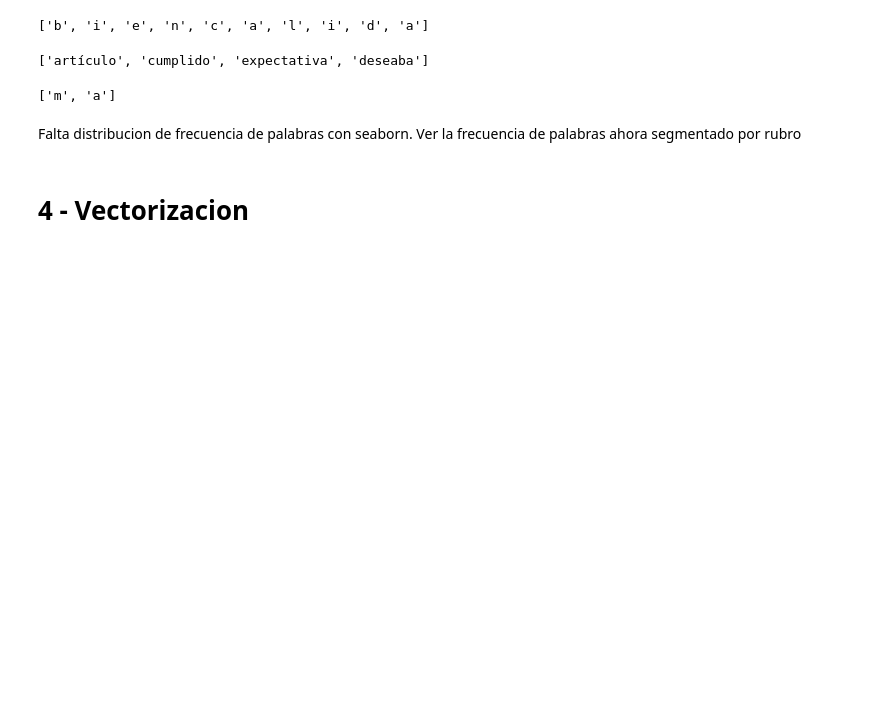
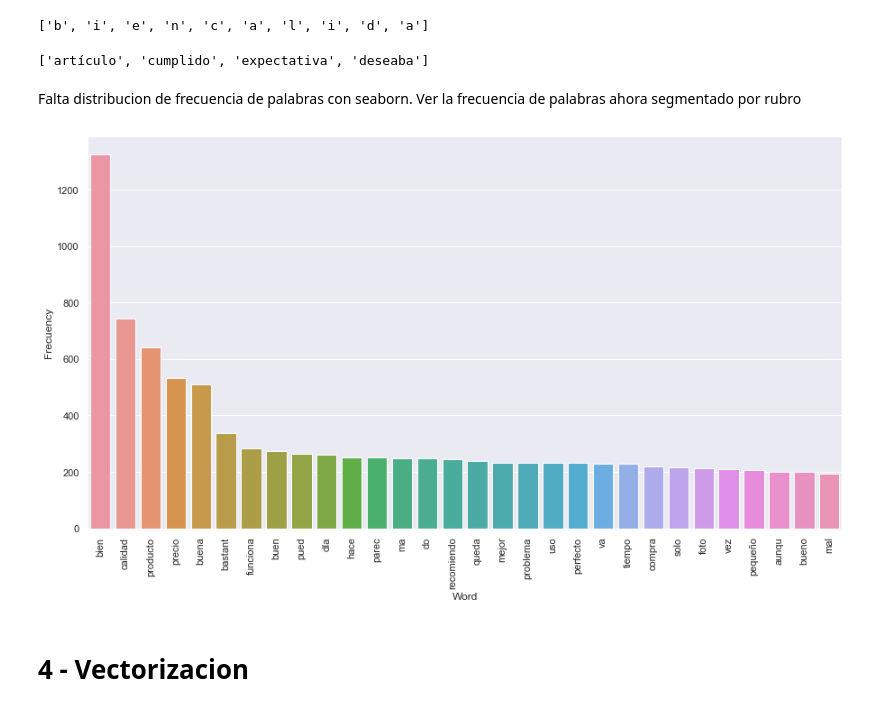
Before and after one commit to ldotto46/02.Proj_Amazon-NLP, a Jupyter notebook: DS_Proyecto_03_NLP.ipynb, the cells around one changed output. Saved outputs shown, nothing was run; the diff lists cells and outputs as text; code cells hidden in the pictures; blank space fills up the shorter version.

```diff
--- a/DS_Proyecto_03_NLP.ipynb
+++ b/DS_Proyecto_03_NLP.ipynb
@@ -249,14 +250,17 @@ Good[0:10]
 print(nltk.word_tokenize(review))
 # %% [output]
 ['artículo', 'cumplido', 'expectativa', 'deseaba']
-# %%
-review_list = list(itertools.chain(*review_list))
-review_list[0:2]
-# %% [output]
-['m', 'a']
 # %% [markdown]
 Falta distribucion de frecuencia de palabras con seaborn.
 Ver la frecuencia de palabras ahora segmentado por rubro
+# %%
+plt.figure(figsize = (15,8))
+plot = sns.barplot(x  = df_freq.iloc[:30].Word, y = df_freq.iloc[:30].Frecuency)
+for item in plot.get_xticklabels():
+    item.set_rotation(90)
+plt.show()
+# %% [output]
+[figure, added]
 # %% [markdown]
 # 4 - Vectorizacion
 # %% [markdown]
```
Also changed, not shown: parts of 7 cells of this notebook.
